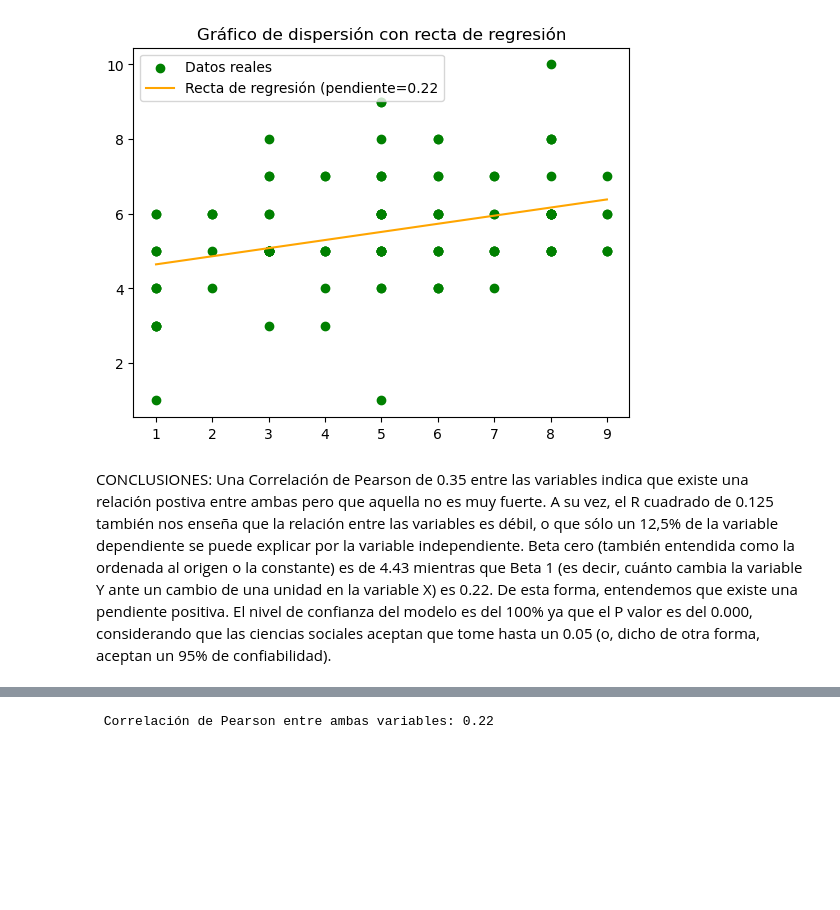
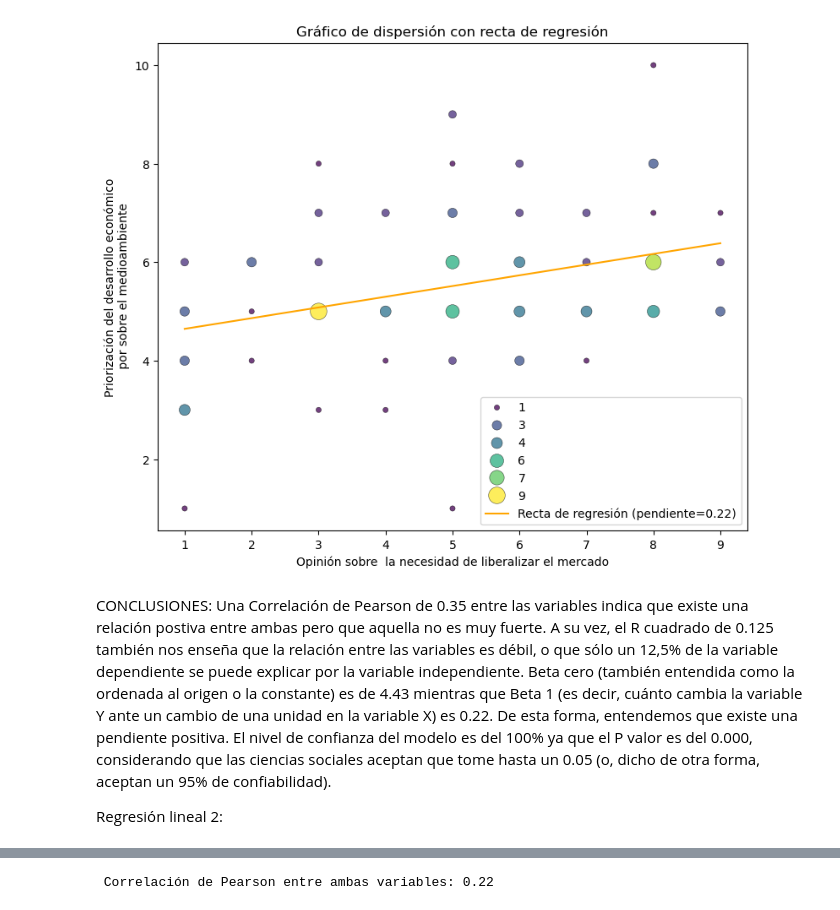
Before and after one commit to Sajerez/Portfolio, a Jupyter notebook: Regresión Lineal/Tp-RLS.ipynb, the cells around one changed output, grey strips where cells are left out. Saved outputs shown, nothing was run; the diff lists cells and outputs as text; code cells hidden in the pictures; blank space fills up the shorter version.

```diff
--- a/Regresión Lineal/Tp-RLS.ipynb
+++ b/Regresión Lineal/Tp-RLS.ipynb
@@ -21,11 +31,23 @@ dataframe= dataframe.loc[~((dataframe["CLIMA201"]==99)|(dataframe["EM101"]==99))
 #Definimos las variables
 variableX= "EM101" #Diyuntiva sobre modelos económicos de regulación: donde "1" es una economía regulada completamente por el Estado y "10" es la máxima liberalizaciónm del mercado
 variableY= "CLIMA201" #Disyuntiva entre protección al medio ambiente y al desarrollo económico, donde "1" significa priorizar la protección al medioambiente y "10" al desarrollo económico
+points = list(zip(dataframe[variableX], dataframe[variableY]))
+counts = Counter(points)
+freq_data = pd.DataFrame({
+    variableX: [p[0] for p in counts.keys()],
+    variableY: [p[1] for p in counts.keys()],
+    "size": [counts[p] for p in counts.keys()]
+})
 
-#Hacemos el gráfico de dispersión
-plt.figure(figsize=(7,6))  #El gráfico tendrá un ancho de 7 pulgadas y una altura de 6 pulgadas
-sns.scatterplot(data=dataframe, x=variableX, y=variableY, s=60, color= "green")
-plt.title ("Relación entre opinión del diputado a favor de liberalizar \ncompletamente la economía y priorizar el desarrollo económico \npor sobre la protección del medioambiente", fontsize= 13) #Personalizamos el gráfico
-plt.xlabel("Opinión sobre  la necesidad de liberalizar el mercado", fontsize= 12)
-plt.ylabel("Priorización del desarrollo económico\n por sobre el medioambiente", fontsize= 12)
+plt.figure(figsize=(9, 7.5))
+sns.scatterplot(data=freq_data, x=variableX, y=variableY, size="size", hue="size",
+                palette="viridis", sizes=(20, 200), edgecolor="black", alpha=0.75, )
+
+plt.title("Relación entre Modelos Económicos y Protección Ambiental", fontsize=12)
+plt.xlabel("Opinión sobre  la necesidad de liberalizar el mercado")
+plt.ylabel("Priorización del desarrollo económico\n por sobre el medioambiente")
+plt.ylim(0, 10)
+plt.xlim(0, 10)
+plt.legend(title="Frecuencia", loc="upper right")
+plt.show()
 # %% [output]
@@ -60,22 +79,26 @@ Covariance Type:            nonrobust
 Notes:
 [1] Standard Errors assume that the covariance matrix of the errors is correctly specified.
 # %%
-#Generamos el gráfico de regresión
-plt.scatter(dataframe[variableX], dataframe[variableY], label= "Datos reales", color= "green")
+plt.figure(figsize=(9, 7.5))
+sns.scatterplot(data=freq_data, x=variableX, y=variableY, size="size", hue="size",
+                palette="viridis", sizes=(20, 200), edgecolor="black", alpha=0.75, )
 intercepto, pendiente= modelosimple.params
 valoresx= np.linspace(dataframe[variableX].min(), dataframe[variableX].max(), 100)
-valoresy= intercepto+pendiente*valoresx #Beta0 + Beta1 * X (Es la ecuación de la regresión lineal)
-plt.plot(valoresx,valoresy, color="orange", label = f'Recta de regresión (pendiente={pendiente:.2f}') #Personalizamos el gráfico
-plt.xlabel= ("Opinión sobre  la necesidad de liberalizar el mercado")
-plt.ylabel= ("Priorización del desarrollo económico\n por sobre el medioambiente")
-plt.title ("Gráfico de dispersión con recta de regresión")
+valoresy= intercepto+pendiente*valoresx
+counts = dataframe.groupby([variableX, variableY]).size().reset_index(name='count')
+plt.plot(valoresx,valoresy, color="orange", label = f'Recta de regresión (pendiente={pendiente:.2f})')
+plt.xlabel("Opinión sobre  la necesidad de liberalizar el mercado")
+plt.ylabel("Priorización del desarrollo económico\n por sobre el medioambiente")
+plt.title("Gráfico de dispersión con recta de regresión")
 plt.legend()
 plt.show()
 # %% [output]
-[figure, old version]
+[figure, new version]
 # %% [markdown]
 CONCLUSIONES: Una Correlación de Pearson de 0.35 entre las variables indica que existe una relación postiva entre ambas pero que aquella no es muy fuerte.
 A su vez, el R cuadrado de 0.125 también nos enseña que la relación entre las variables es débil, o que sólo un 12,5% de la variable dependiente se puede explicar por la variable independiente.
 Beta cero (también entendida como la ordenada al origen o la constante) es de 4.43 mientras que Beta 1 (es decir, cuánto cambia la variable Y ante un cambio de una unidad en la variable X) es 0.22. De esta forma, entendemos que existe una pendiente positiva.
 El nivel de confianza del modelo es del 100% ya que el P valor es del 0.000, considerando que las ciencias sociales aceptan que tome hasta un 0.05 (o, dicho de otra forma, aceptan un 95% de confiabilidad).
+
+Regresión lineal 2:
 # %%
```
Also changed, not shown: parts of 14 cells of this notebook.
